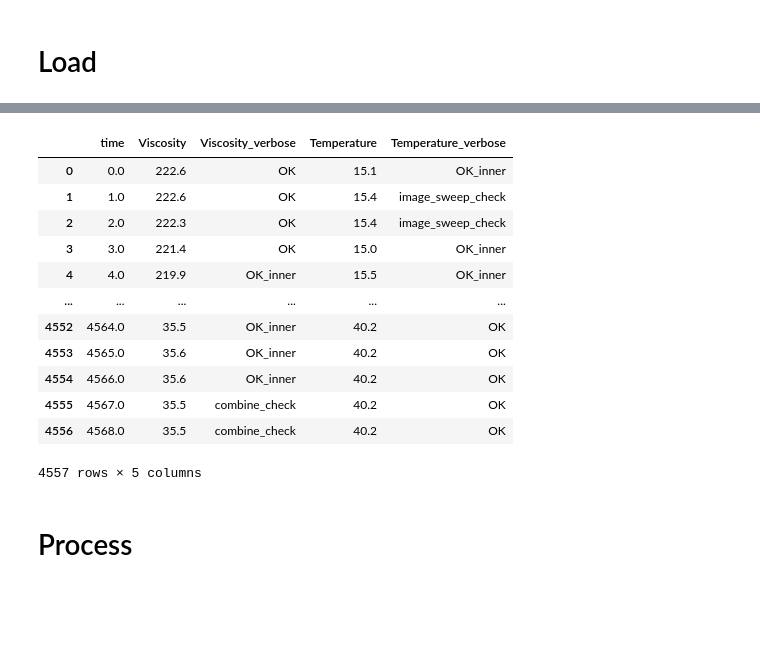
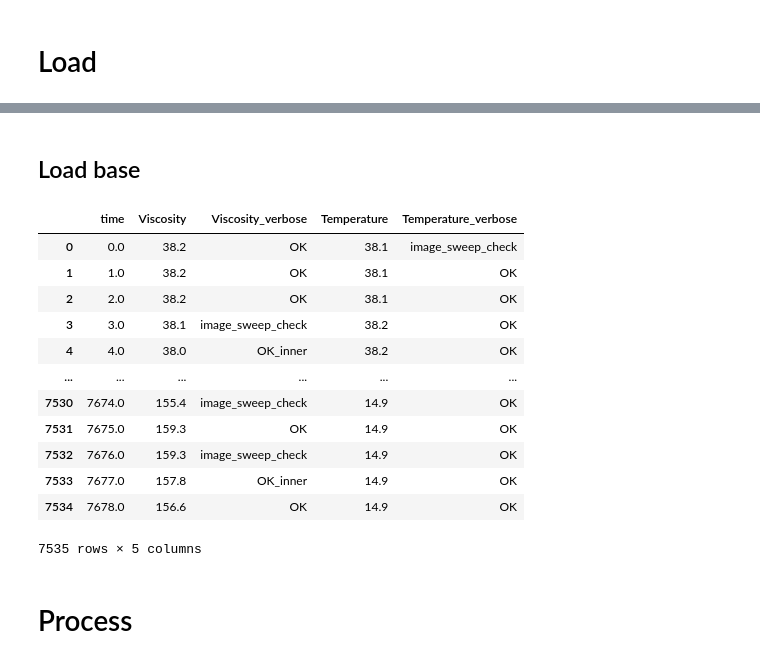
Before and after one commit to EnglishBeach/Diplom-work, a Jupyter notebook: plots.ipynb, the cells around one changed output, grey strips where cells are left out. Cells and saved outputs as stored; diff of their text form; code cells hidden in the pictures; blank space fills up the shorter version.

```diff
--- a/plots.ipynb
+++ b/plots.ipynb
@@ -70,26 +99,30 @@ df.to_csv(f'{folder_path}\AData_{data_name}',index=0)
+# %% [markdown]
+## Load base
 # %%
-path=''
+df2 = pd.DataFrame()
+path = ''
 while (path == '') or (not os.path.isfile(path)):
-    path= input(f"Input data path: ")
+    path = input(f"Input data path: ")
 _path_list = (path).split('\\')
 folder_path = '\\'.join(_path_list[:-1])
 data_name = _path_list[-1]
 df = pd.read_csv(path)
+print(f'Loaded: {data_name}')
 df
 # %% [output]
 |  | time | Viscosity | Viscosity_verbose | Temperature | Temperature_verbose |
-| 0 | 0.0 | 222.6 | OK | 15.1 | OK_inner |
-| 1 | 1.0 | 222.6 | OK | 15.4 | image_sweep_check |
-| 2 | 2.0 | 222.3 | OK | 15.4 | image_sweep_check |
-| 3 | 3.0 | 221.4 | OK | 15.0 | OK_inner |
-| 4 | 4.0 | 219.9 | OK_inner | 15.5 | OK_inner |
+| 0 | 0.0 | 38.2 | OK | 38.1 | image_sweep_check |
+| 1 | 1.0 | 38.2 | OK | 38.1 | OK |
+| 2 | 2.0 | 38.2 | OK | 38.1 | OK |
+| 3 | 3.0 | 38.1 | image_sweep_check | 38.2 | OK |
+| 4 | 4.0 | 38.0 | OK_inner | 38.2 | OK |
 | ... | ... | ... | ... | ... | ... |
-| 4552 | 4564.0 | 35.5 | OK_inner | 40.2 | OK |
-| 4553 | 4565.0 | 35.6 | OK_inner | 40.2 | OK |
-| 4554 | 4566.0 | 35.6 | OK_inner | 40.2 | OK |
-| 4555 | 4567.0 | 35.5 | combine_check | 40.2 | OK |
-| 4556 | 4568.0 | 35.5 | combine_check | 40.2 | OK |
+| 7530 | 7674.0 | 155.4 | image_sweep_check | 14.9 | OK |
+| 7531 | 7675.0 | 159.3 | OK | 14.9 | OK |
+| 7532 | 7676.0 | 159.3 | image_sweep_check | 14.9 | OK |
+| 7533 | 7677.0 | 157.8 | OK_inner | 14.9 | OK |
+| 7534 | 7678.0 | 156.6 | OK | 14.9 | OK |
-4557 rows × 5 columns
+7535 rows × 5 columns
 # %% [markdown]
 # Process
 # %%
```
Also changed, not shown: parts of 17 cells of this notebook.
